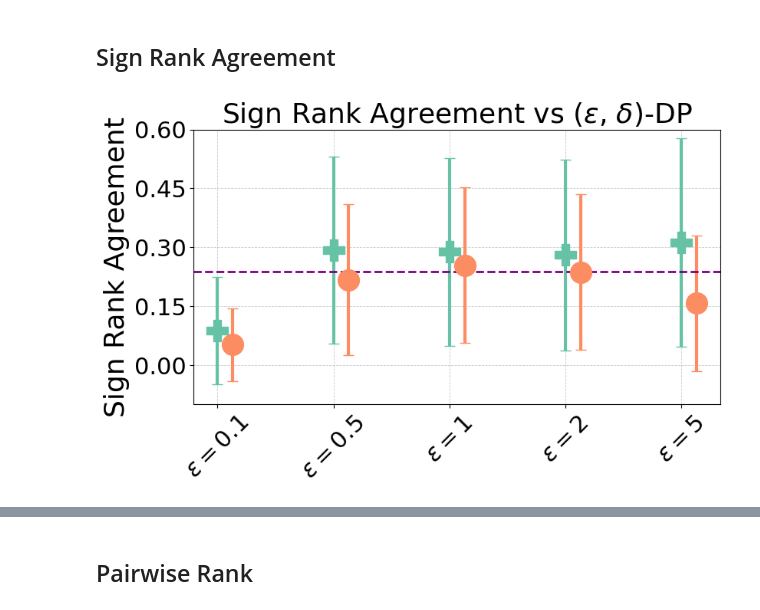
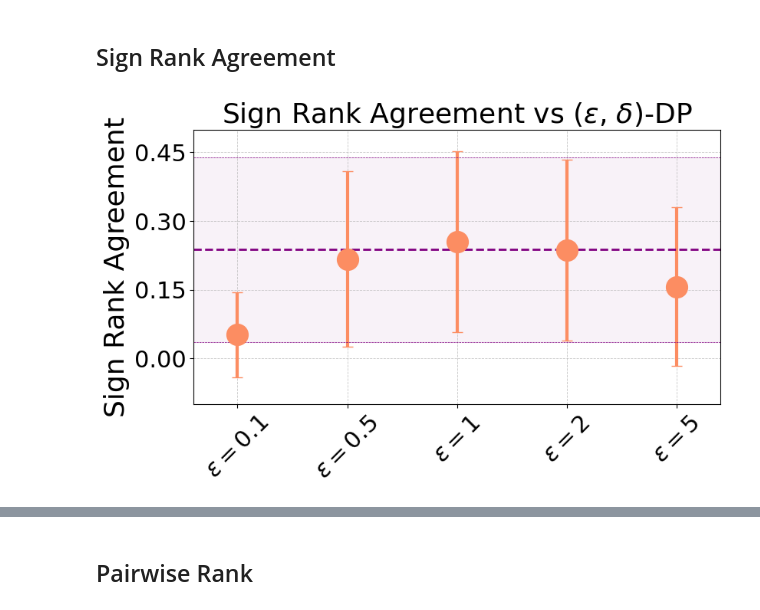
Before and after one commit to lucacorbucci/fastshap_plusplus, a Jupyter notebook: FL/FL/plots/plots_employment_paper.ipynb, the cells around one changed output, grey strips where cells are left out. Drawn from its saved outputs; the diff is of its cells as text; code cells hidden in the pictures.

```diff
--- a/FL/FL/plots/plots_employment_paper.ipynb
+++ b/FL/FL/plots/plots_employment_paper.ipynb
@@ -1513,22 +1386,25 @@ plot_error_bar(  # Extracting the means and standard errors
 # %%
 plot_error_bar(  # Extracting the means and standard errors
     labels=list(signed_rank_agreement_mean.keys()),
-    results_mean=signed_rank_agreement_mean,
-    results_std=signed_rank_agreement_std,
-    results_mean_surrogate_NO_DP=signed_rank_agreement_mean_surrogate_NO_DP,
-    results_std_surrogate_NO_DP=signed_rank_agreement_std_surrogate_NO_DP,
+    results_mean=signed_rank_agreement_mean_surrogate_NO_DP,
+    results_std=signed_rank_agreement_std_surrogate_NO_DP,
+    # results_mean_surrogate_NO_DP=signed_rank_agreement_mean_surrogate_NO_DP,
+    # results_std_surrogate_NO_DP=signed_rank_agreement_std_surrogate_NO_DP,
     y_label="Sign Rank Agreement",
     title="Sign Rank Agreement vs ($\epsilon$, $\delta$)-DP",
-    y_lim=(-0.1, 0.6),
+    y_lim=(-0.1, 0.5),
     x_ticks=[
         r"$\epsilon=0.1$",  # , \delta = 4 \times 10^{-4}$)",
         r"$\epsilon=0.5$",  # , \delta = 4 \times 10^{-4}$)",
         r"$\epsilon=1$",  # \delta = 4 \times 10^{-4}$)",
         r"$\epsilon=2$",  # \delta = 4 \times 10^{-4}$)",
         r"$\epsilon=5$",  # \delta = 4 \times 10^{-4}$)",
     ],
-    file_name="./employment_images/employment_sign_rank_agreement.png",
+    file_name="./employment_images/employment_sign_rank_agreement_filled.png",
     horizontal_line= metrics_single_explainer["signed_rank_agreement"],
+    horizontal_line_std=metrics_single_explainer["signed_rank_agreement_std"],
+    markers_preference="same",
+    colors_preference="same",
 )
 # %% [output]
-[figure, old version]
+[figure, new version]
```
Also changed, not shown: parts of 25 cells of this notebook, 3 other files.
